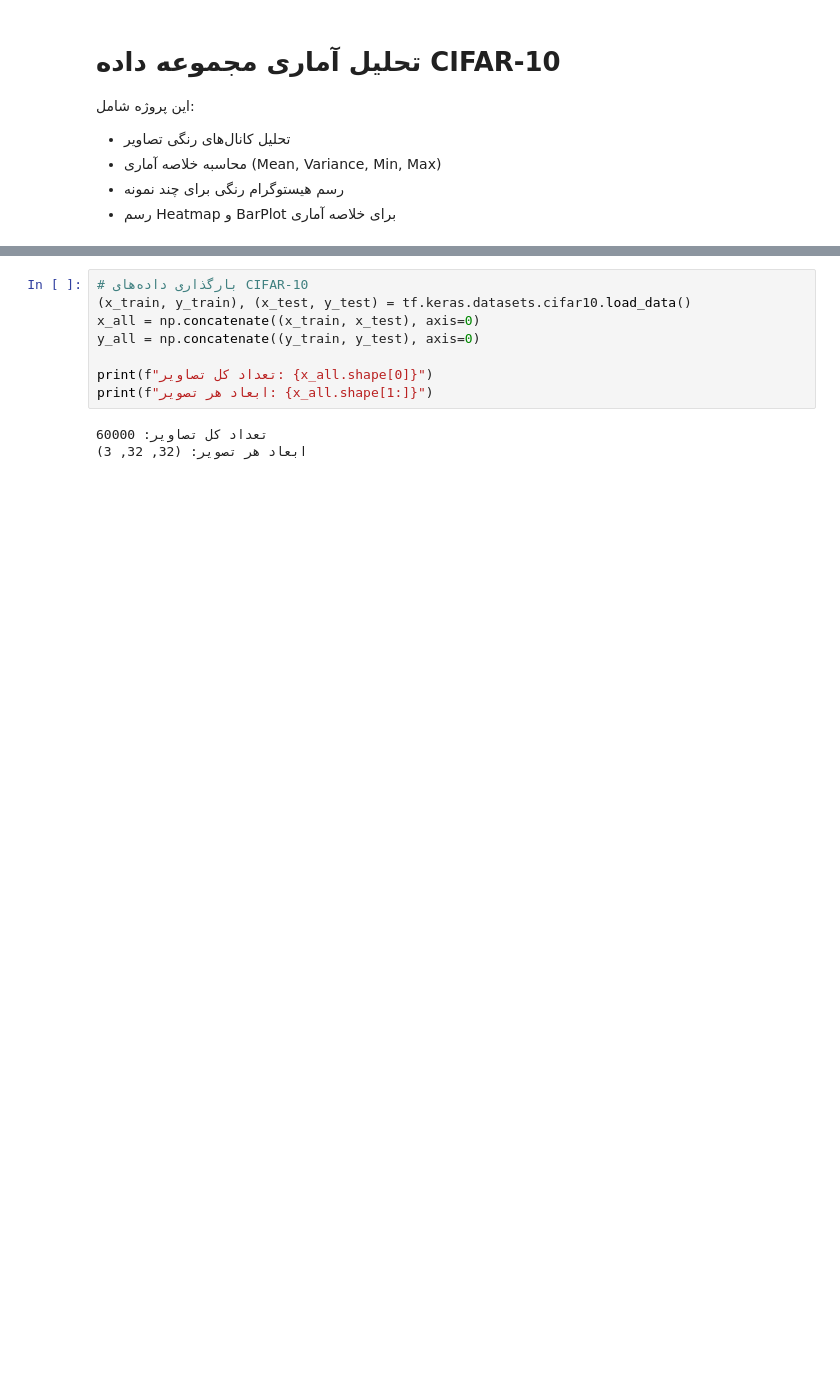
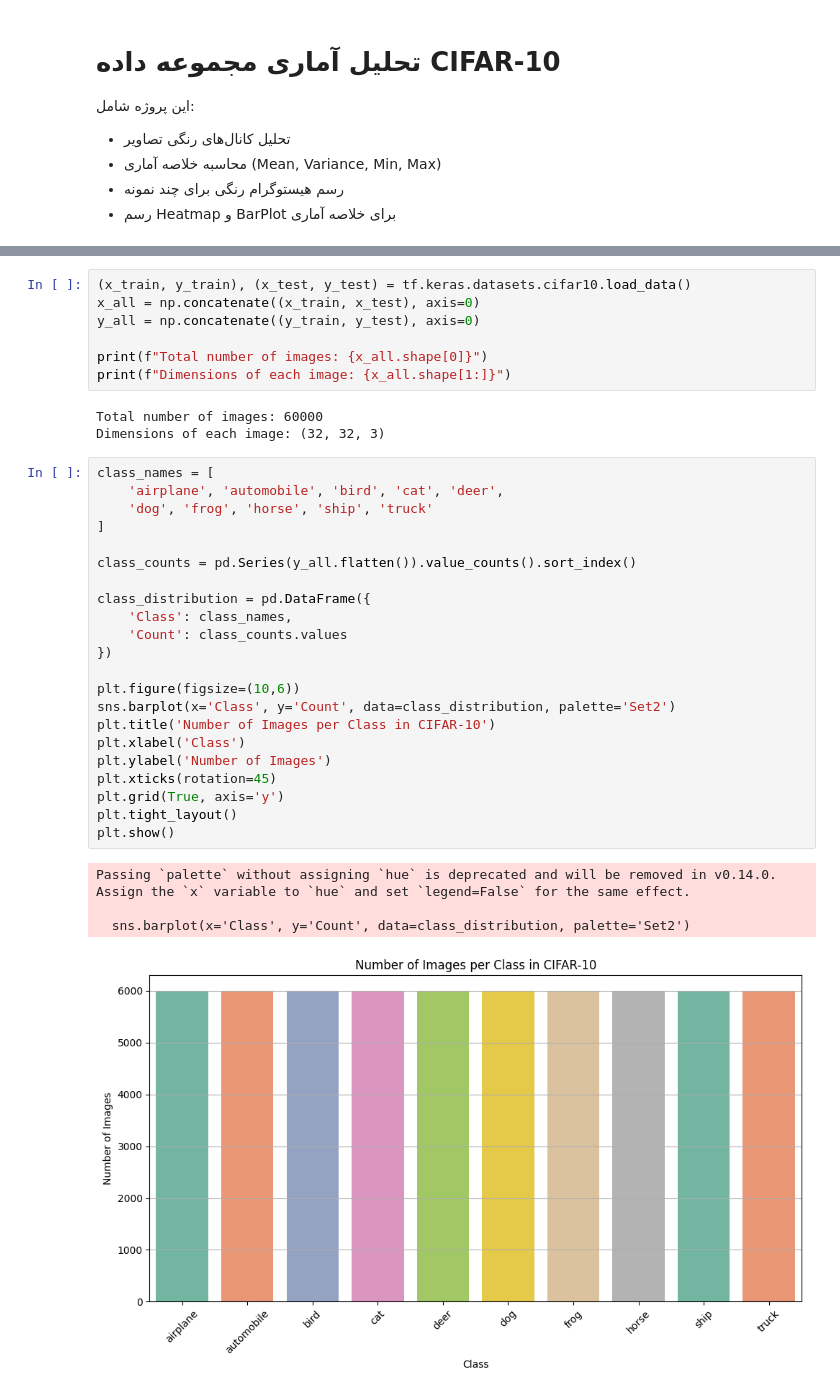
Before and after one commit to MBAhmadi/Neural-Networks, a Jupyter notebook: cifar10_statistical_analysis.ipynb, the cells around one changed output, grey strips where cells are left out. Saved outputs shown, nothing was run; the diff lists cells and outputs as text; blank space fills up the shorter version.

```diff
--- a/cifar10_statistical_analysis.ipynb
+++ b/cifar10_statistical_analysis.ipynb
@@ -14,14 +13,40 @@ import seaborn as sns
 from scipy import stats
 import tensorflow as tf
 # %%
-# بارگذاری داده‌های CIFAR-10
 (x_train, y_train), (x_test, y_test) = tf.keras.datasets.cifar10.load_data()
 x_all = np.concatenate((x_train, x_test), axis=0)
 y_all = np.concatenate((y_train, y_test), axis=0)
 
-print(f"تعداد کل تصاویر: {x_all.shape[0]}")
-print(f"ابعاد هر تصویر: {x_all.shape[1:]}")
+print(f"Total number of images: {x_all.shape[0]}")
+print(f"Dimensions of each image: {x_all.shape[1:]}")
 # %% [output]
-تعداد کل تصاویر: 60000
-ابعاد هر تصویر: (32, 32, 3)
+Total number of images: 60000
+Dimensions of each image: (32, 32, 3)
+# %%
+class_names = [
+    'airplane', 'automobile', 'bird', 'cat', 'deer',
+    'dog', 'frog', 'horse', 'ship', 'truck'
+]
+
+class_counts = pd.Series(y_all.flatten()).value_counts().sort_index()
+
+class_distribution = pd.DataFrame({
+    'Class': class_names,
+    'Count': class_counts.values
+})
+
+plt.figure(figsize=(10,6))
+sns.barplot(x='Class', y='Count', data=class_distribution, palette='Set2')
+plt.title('Number of Images per Class in CIFAR-10')
+plt.xlabel('Class')
+plt.ylabel('Number of Images')
+plt.xticks(rotation=45)
+plt.grid(True, axis='y')
+plt.tight_layout()
+plt.show()
+# %% [output]
+Passing `palette` without assigning `hue` is deprecated and will be removed in v0.14.0. Assign the `x` variable to `hue` and set `legend=False` for the same effect.
+
+  sns.barplot(x='Class', y='Count', data=class_distribution, palette='Set2')
+[figure, added]
 # %%
```
Also changed, not shown: parts of 5 cells of this notebook.
